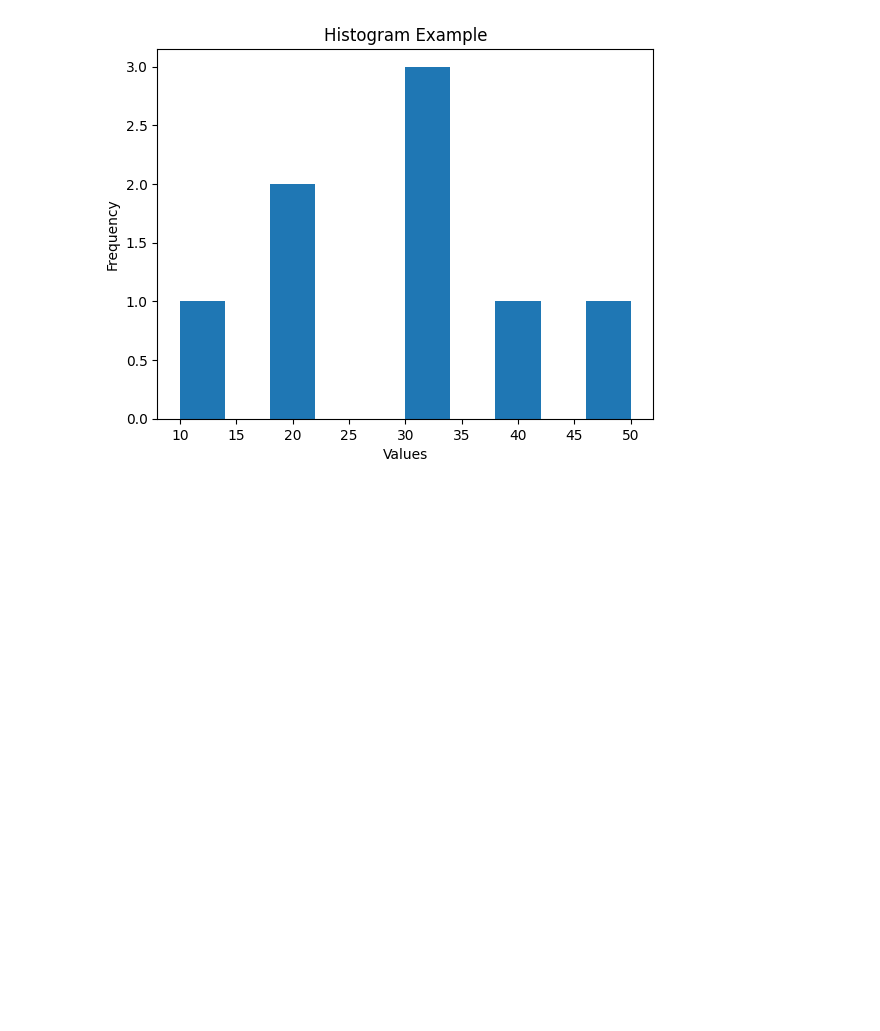
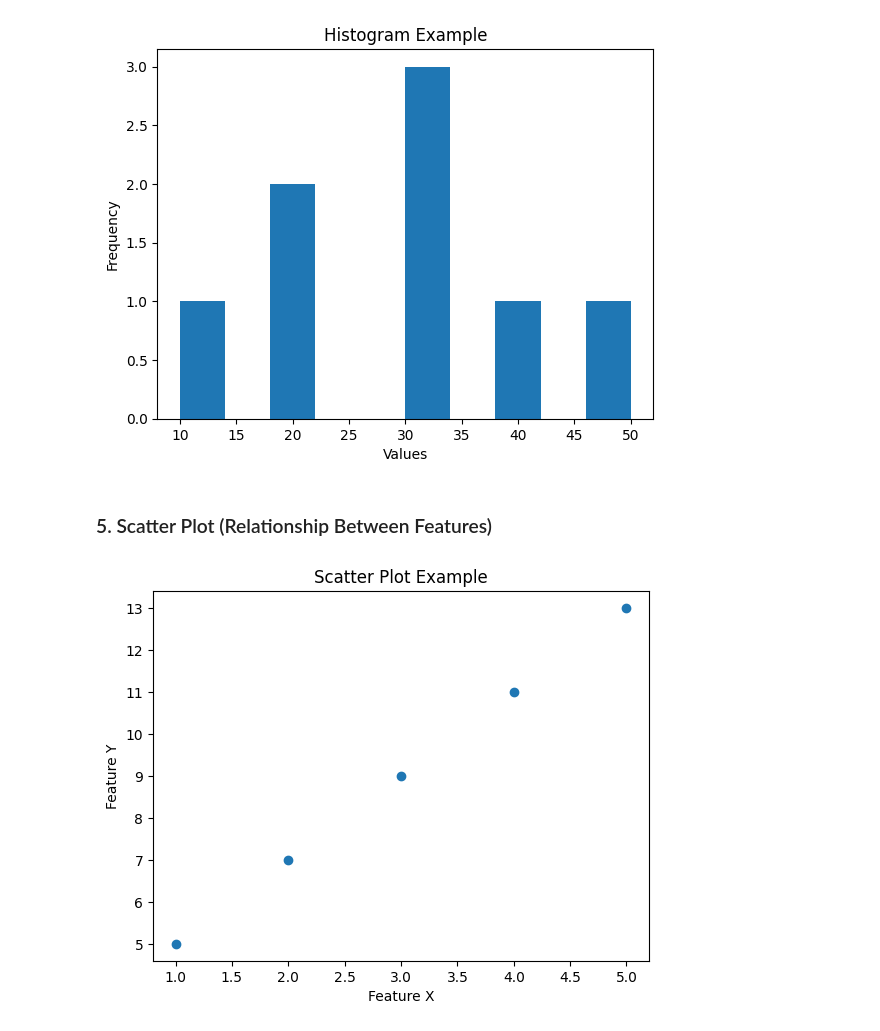
Before and after one commit to kaifAshraf-202/Python-For-ML, a Jupyter notebook: IntoductionToPython.ipynb, the cells around one changed output. Saved outputs shown, nothing was run; the diff lists cells and outputs as text; code cells hidden in the pictures; blank space fills up the shorter version.

Commit message:
scatter plot

```diff
--- a/IntoductionToPython.ipynb
+++ b/IntoductionToPython.ipynb
@@ -836,3 +836,16 @@ plt.title("Histogram Example")
 plt.show()
 # %% [output]
 [figure]
+# %% [markdown]
+### 5. Scatter Plot (Relationship Between Features)
+# %%
+x = [1, 2, 3, 4, 5]
+y = [5, 7, 9, 11, 13]
+
+plt.scatter(x, y)
+plt.xlabel("Feature X")
+plt.ylabel("Feature Y")
+plt.title("Scatter Plot Example")
+plt.show()
+# %% [output]
+[figure, added]
```
